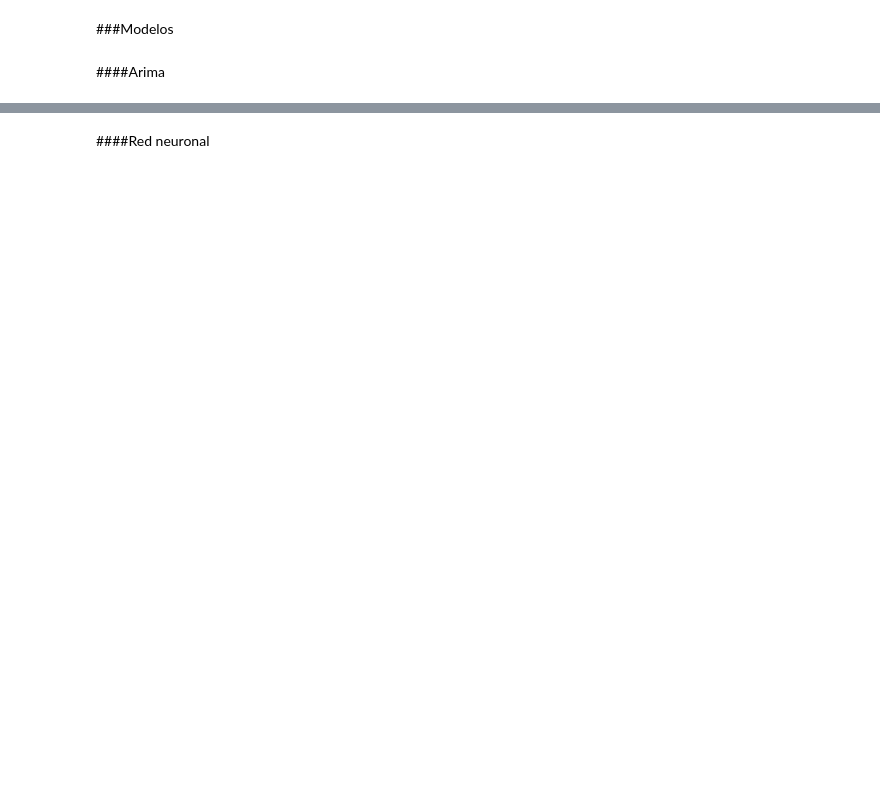
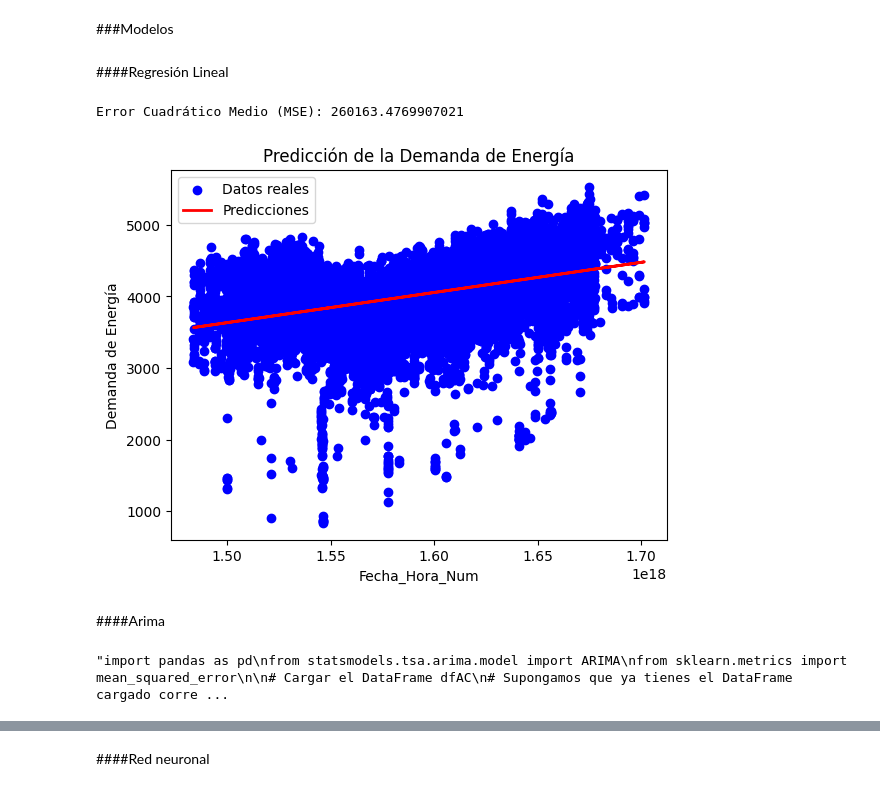
Before and after one commit to crisalex25/TFM_HydroMLGenerationOptimization, a Jupyter notebook: TFM.ipynb, the cells around one changed output, grey strips where cells are left out. Saved outputs shown, nothing was run; the diff lists cells and outputs as text; code cells hidden in the pictures; blank space fills up the shorter version.

```diff
--- a/TFM.ipynb
+++ b/TFM.ipynb
@@ -129,4 +129,78 @@ dfAC.head()
 # %% [markdown]
 ###Modelos
+# %% [markdown]
+####Regresión Lineal
+# %%
+import pandas as pd
+from sklearn.model_selection import train_test_split
+from sklearn.linear_model import LinearRegression
+from sklearn.metrics import mean_squared_error
+
+# Cargar el DataFrame dfAC
+# Supongamos que ya tienes el DataFrame cargado correctamente
+
+# Convertir las fechas a valores numéricos
+dfAC['Fecha_Hora'] = pd.to_datetime(dfAC['Fecha_Hora'])
+dfAC['Fecha_Hora_Num'] = dfAC['Fecha_Hora'].astype(int)
+
+# Dividir los datos en conjunto de entrenamiento y conjunto de prueba
+X = dfAC['Fecha_Hora_Num'].values.reshape(-1, 1)  # Característica: Fecha_Hora_Num (valores numéricos)
+y = dfAC['Total Auto'].values  # Variable objetivo: Demanda de energía
+
+X_train, X_test, y_train, y_test = train_test_split(X, y, test_size=0.2, random_state=42)
+
+# Crear y entrenar el modelo de regresión lineal
+regression_model = LinearRegression()
+regression_model.fit(X_train, y_train)
+
+# Realizar predicciones en el conjunto de prueba
+y_pred = regression_model.predict(X_test)
+
+# Evaluar el modelo utilizando el error cuadrático medio (MSE)
+mse = mean_squared_error(y_test, y_pred)
+print('Error Cuadrático Medio (MSE):', mse)
+
+# También puedes visualizar los resultados para tener una idea de las predicciones
+plt.scatter(X_test, y_test, color='blue', label='Datos reales')
+plt.plot(X_test, y_pred, color='red', linewidth=2, label='Predicciones')
+plt.xlabel('Fecha_Hora_Num')
+plt.ylabel('Demanda de Energía')
+plt.title('Predicción de la Demanda de Energía')
+plt.legend()
+plt.show()
+# %% [output]
+Error Cuadrático Medio (MSE): 260163.4769907021
+[figure, added]
 # %% [markdown]
 ####Arima
+# %%
+"""import pandas as pd
+from statsmodels.tsa.arima.model import ARIMA
+from sklearn.metrics import mean_squared_error
+
+# Cargar el DataFrame dfAC
+# Supongamos que ya tienes el DataFrame cargado correctamente
+
+# Convertir la columna 'Fecha_Hora' a formato de fecha
+dfAC['Fecha_Hora'] = pd.to_datetime(dfAC['Fecha_Hora'])
+
+# Establecer la columna 'Fecha_Hora' como el índice del DataFrame
+dfAC.set_index('Fecha_Hora', inplace=True)
+
+# Seleccionar solo la columna de demanda de energía
+endog = dfAC['Total Auto']
+
+# Dividir los datos en conjunto de entrenamiento y conjunto de prueba
+train_size = int(len(endog) * 0.8)
+train_data, test_data = endog[:train_size], endog[train_size:]
+
+# Crear y entrenar el modelo ARIMA
+model = ARIMA(train_data, order=(1, 1, 2))  # Configurar los parámetros del modelo ARIMA (p, d, q)
+model_fit = model.fit()
+
+# Realizar predicciones en el conjunto de prueba
+start_index = len(train_data)
+end_index = len(endog) - 1
+predictions = model_fit.predict(start=start_index, end=end_index)"""
+# %% [output]
+"import pandas as pd\nfrom statsmodels.tsa.arima.model import ARIMA\nfrom sklearn.metrics import mean_squared_error\n\n# Cargar el DataFrame dfAC\n# Supongamos que ya tienes el DataFrame cargado corre ...
```
Also changed, not shown: parts of 4 cells of this notebook.
